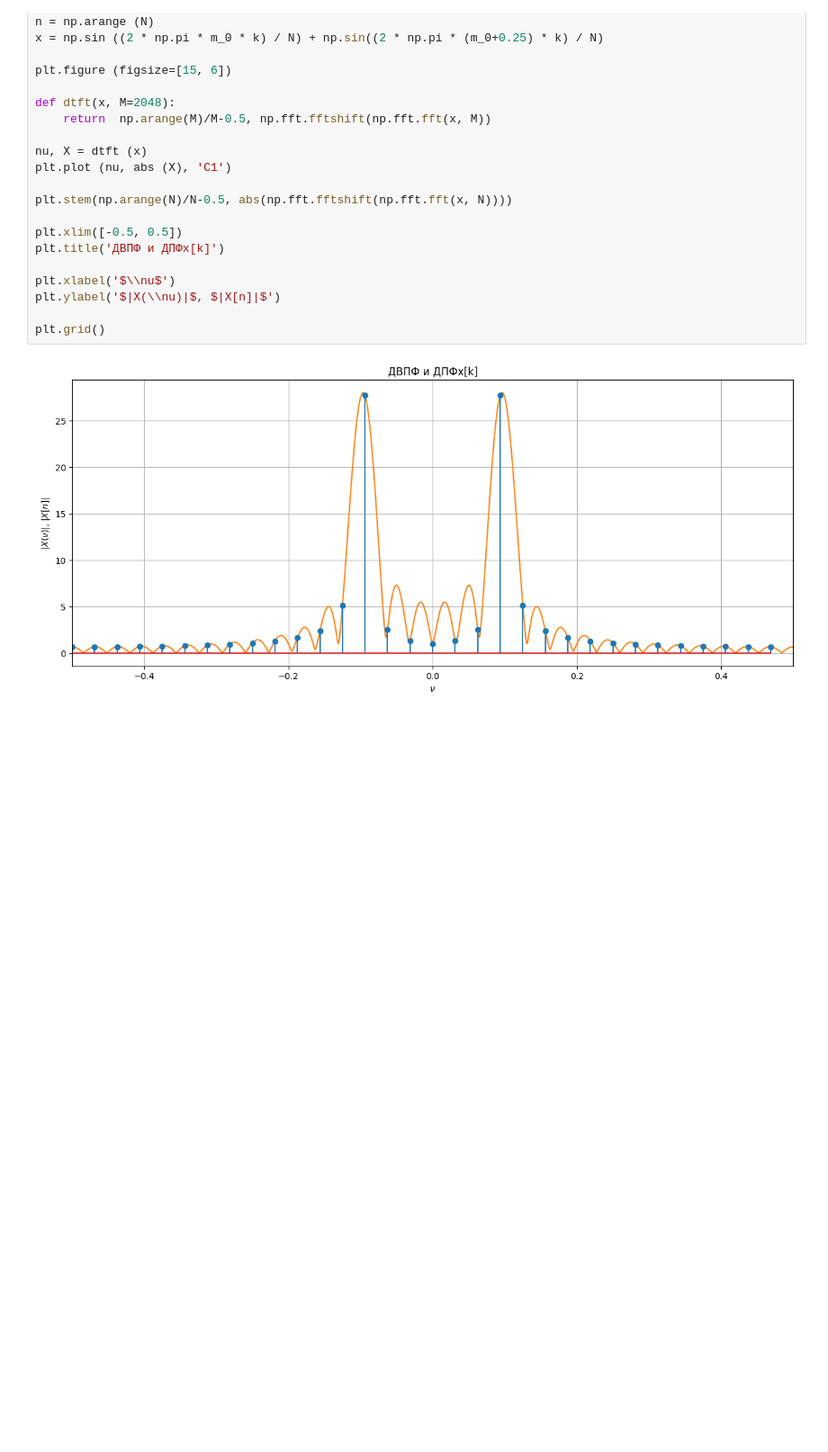
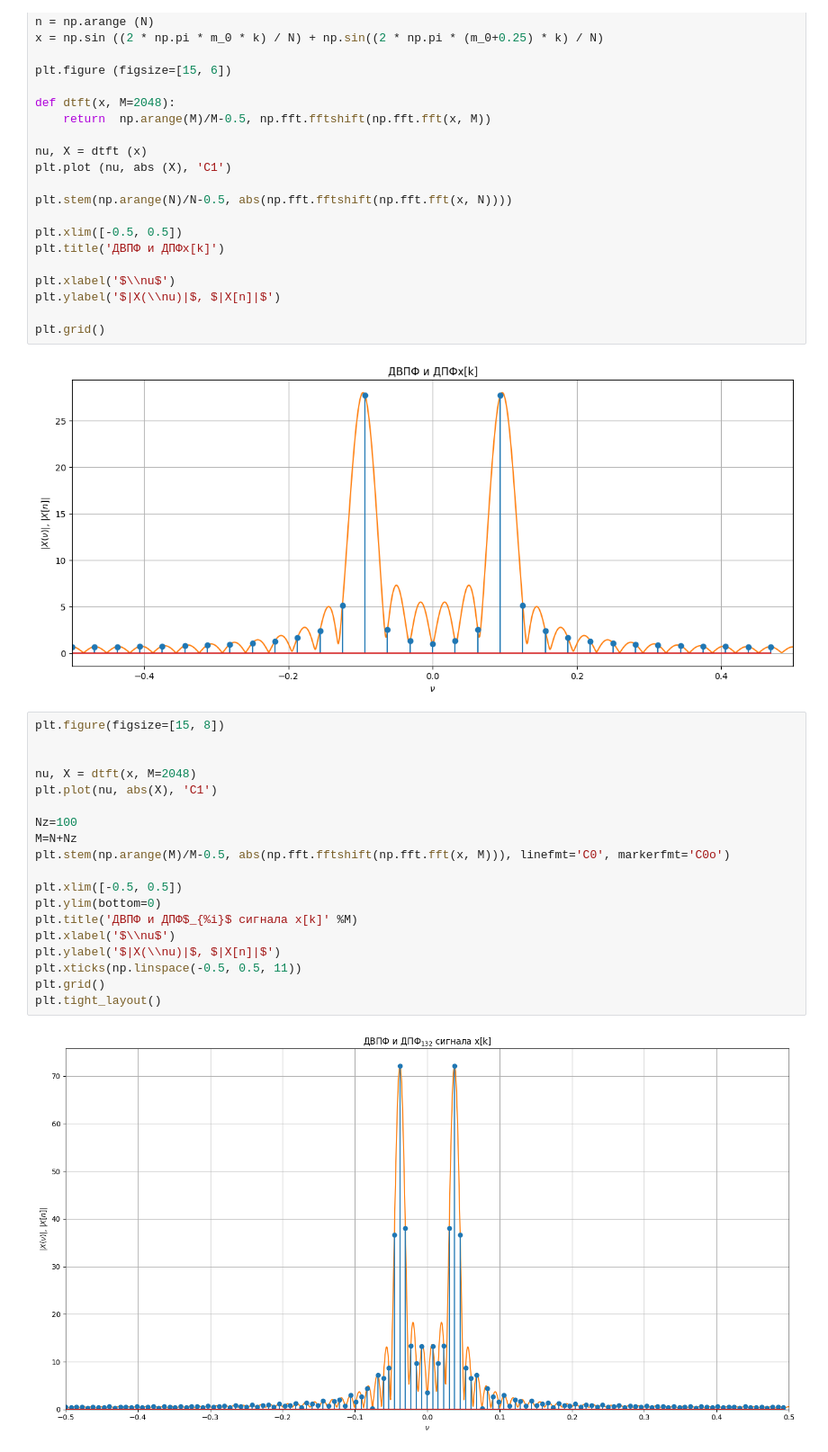
Before and after one commit to Mikholen/Radiofiz_labs, a Jupyter notebook: Lab_2.ipynb, the cells around one changed output. Shown at 90% size. Saved outputs shown, nothing was run; the diff lists cells and outputs as text; blank space fills up the shorter version.

```diff
--- a/Lab_2.ipynb
+++ b/Lab_2.ipynb
@@ -306,6 +306,27 @@ plt.ylabel('$|X(\\nu)|$, $|X[n]|$')
 plt.grid()
 # %% [output]
 [figure]
+# %%
+plt.figure(figsize=[15, 8])
+
+
+nu, X = dtft(x, M=2048)
+plt.plot(nu, abs(X), 'C1')
+
+Nz=100
+M=N+Nz
+plt.stem(np.arange(M)/M-0.5, abs(np.fft.fftshift(np.fft.fft(x, M))), linefmt='C0', markerfmt='C0o')
+
+plt.xlim([-0.5, 0.5])
+plt.ylim(bottom=0)
+plt.title('ДВПФ и ДПФ$_{%i}$ сигнала x[k]' %M)
+plt.xlabel('$\\nu$')
+plt.ylabel('$|X(\\nu)|$, $|X[n]|$')
+plt.xticks(np.linspace(-0.5, 0.5, 11))
+plt.grid()
+plt.tight_layout()
+# %% [output]
+[figure, added]
 # %% [markdown]
 ## Задача 3.2. ДВПФ и ДПФ периодической последовательсти.
 
```
Also changed, not shown: parts of 9 cells of this notebook.
